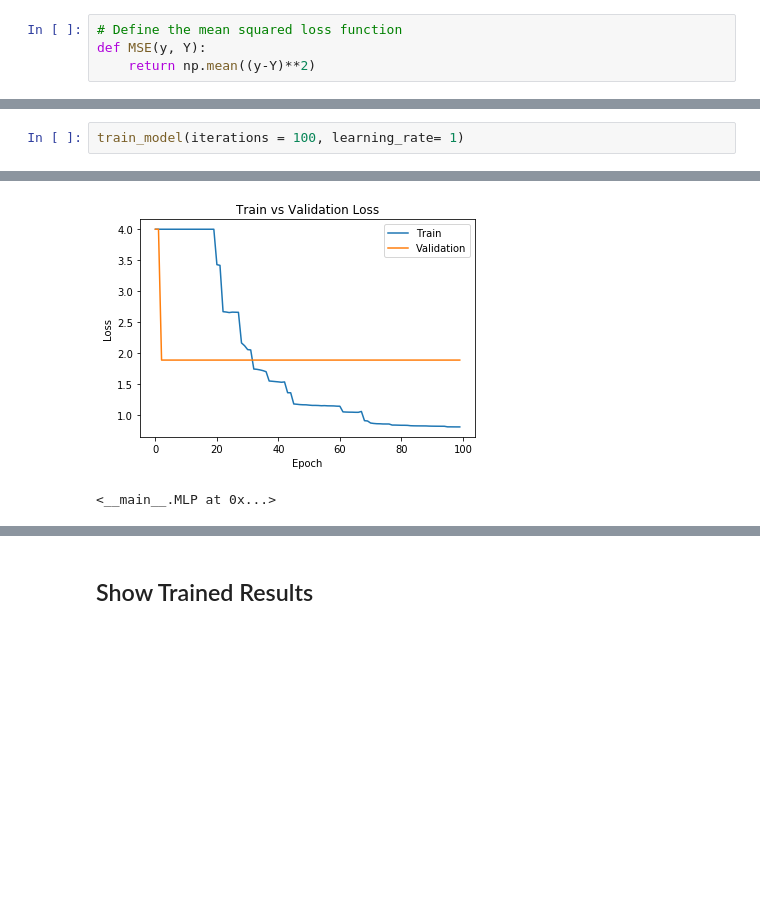
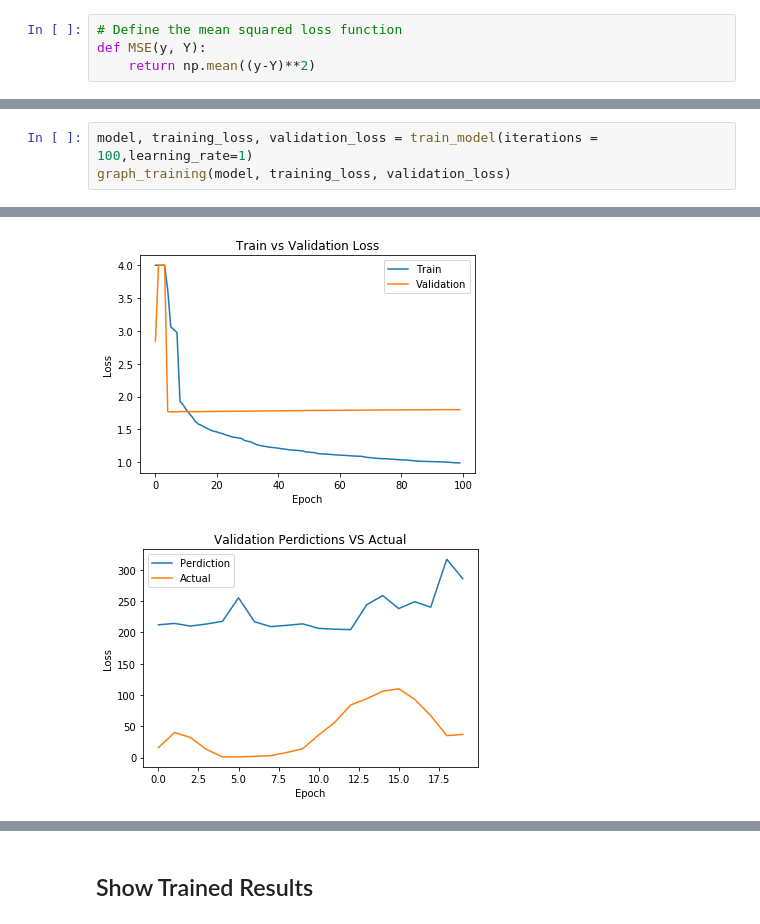
Before and after one commit to gimseng/99-ML-Learning-Projects, a Jupyter notebook: 011/solution/mlp_from_scratch.ipynb, the cells around one changed output, grey strips where cells are left out. Drawn from its saved outputs; the diff is of its cells as text; blank space fills up the shorter version.

Commit message:
added test cases and slightly altered training function

```diff
--- a/011/solution/mlp_from_scratch.ipynb
+++ b/011/solution/mlp_from_scratch.ipynb
@@ -871,3 +919,4 @@ Total Training Time: 108.38951635360718
 # %%
-train_model(iterations = 100, learning_rate= 1)
+model, training_loss, validation_loss = train_model(iterations = 100,learning_rate=1)
+graph_training(model, training_loss, validation_loss)
 # %% [output]
@@ -880,2 +929,2 @@ Total Training Time: 105.86202239990234
-[figure, old version]
+[figure, new version]
-<__main__.MLP at 0x...>
+[figure, added]
```
Also changed, not shown: parts of 20 cells of this notebook.
